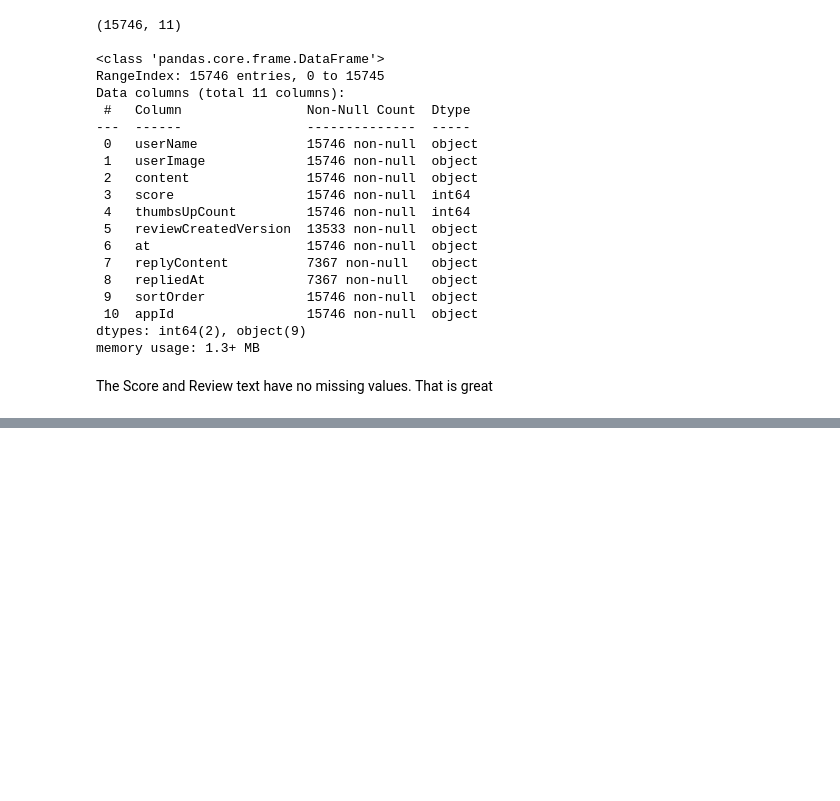
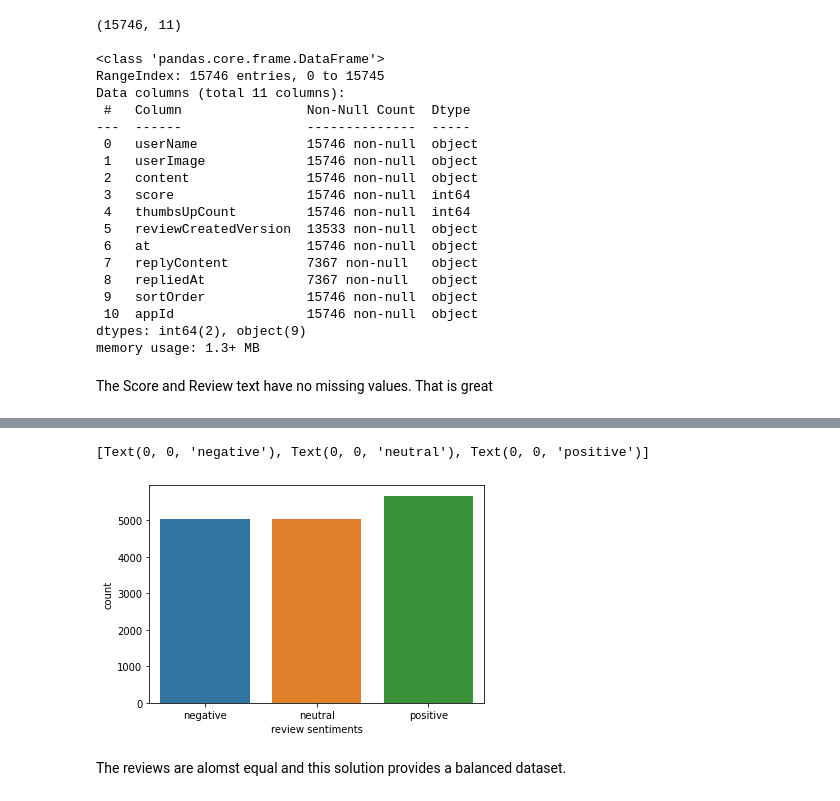
Before and after one commit to Mustafa017/feedback_analysis, a Jupyter notebook: index.ipynb, the cells around one changed output, grey strips where cells are left out. Cells and saved outputs as stored; diff of their text form; code cells hidden in the pictures; blank space fills up the shorter version.

```diff
--- a/index.ipynb
+++ b/index.ipynb
@@ -73,0 +85,26 @@ The Score and Review text have no missing values. That is great
+# %%
+def score_to_sentiment(rating):
+  """
+  convert score to a sentiment
+  negative = 0
+  neutral = 1
+  positive = 2
+
+  Parameters
+  ----------
+  rating str
+
+  return
+  ------
+  sentiment int
+  """
+  rating = int(rating)
+  if rating < 3:
+    return 0
+  elif rating > 3:
+    return 2
+  else:
+    return 1
+# %%
+df['sentiment'] = df.score.apply(score_to_sentiment)
+df.head()
@@ -73,0 +118,11 @@ The Score and Review text have no missing values. That is great
+# %%
+sentiment_classes = ["negative", "neutral", "positive"]
+# %%
+ax = sns.countplot(df.sentiment)
+plt.xlabel('review sentiments')
+ax.set_xticklabels(sentiment_classes)
+# %% [output]
+[Text(0, 0, 'negative'), Text(0, 0, 'neutral'), Text(0, 0, 'positive')]
+[figure, added]
+# %% [markdown]
+The reviews are alomst equal and this solution provides a balanced dataset.
```
Also changed, not shown: parts of 20 cells of this notebook.
